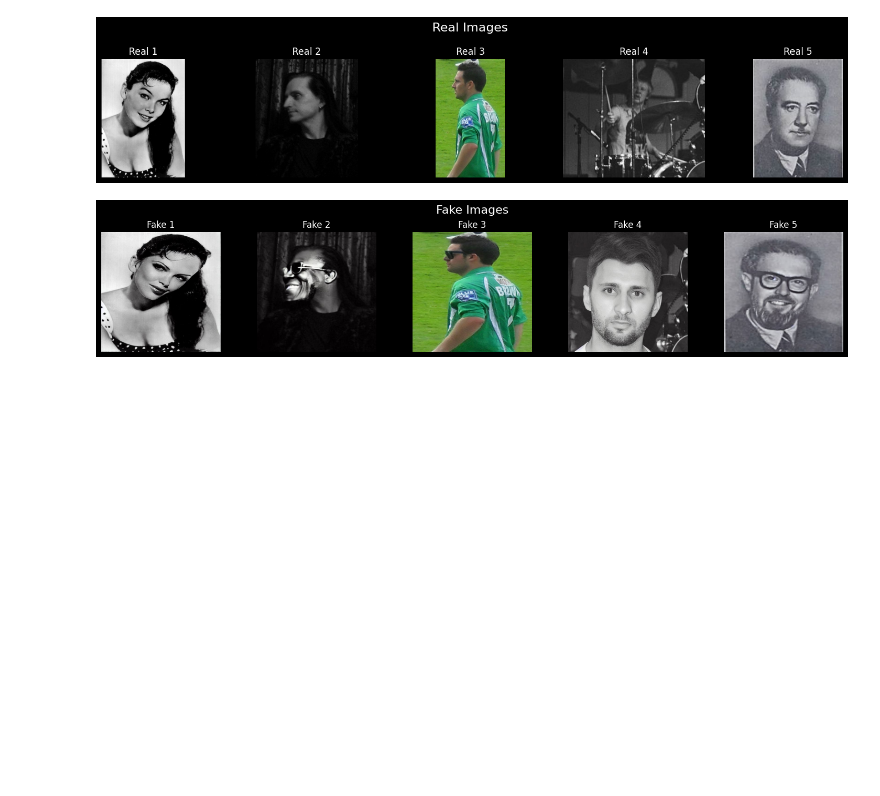
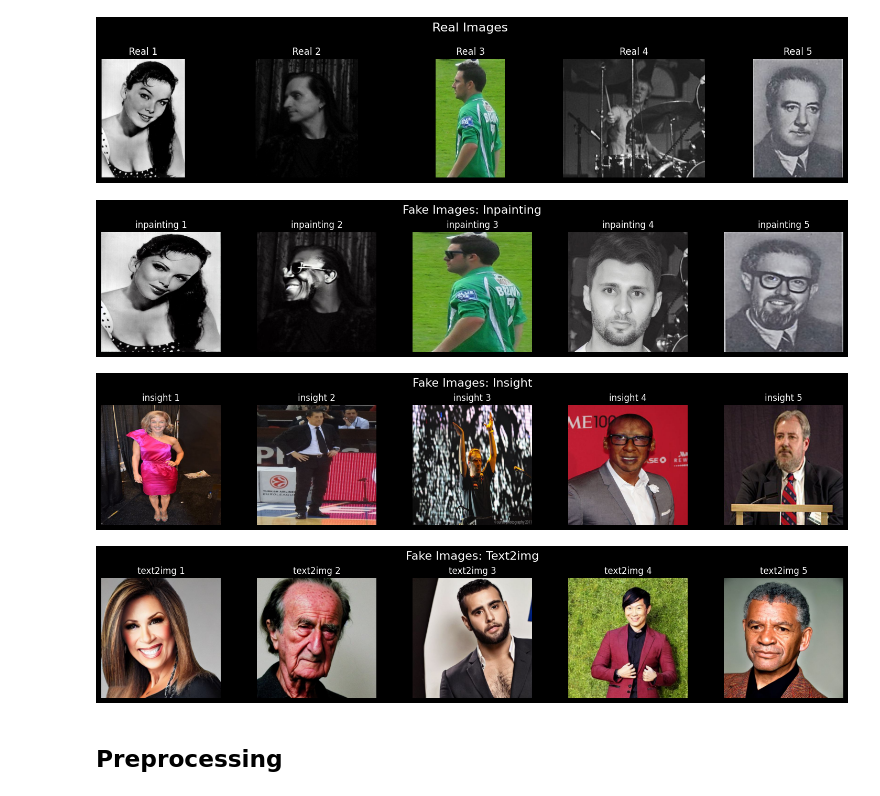
Before and after one commit to Proenca13/Deep_Learning_Project, a Jupyter notebook: project.ipynb, the cells around one changed output. Cells and saved outputs as stored; diff of their text form; code cells hidden in the pictures; blank space fills up the shorter version.

Commit message:
preprocessing pipeline

```diff
--- a/project.ipynb
+++ b/project.ipynb
@@ -15,12 +21,18 @@ import cv2
 real_images = glob("data/wiki/**/*.jpg", recursive=True)
 
 # Grab all the fake images from the other three folders
-fake_images = []
+fake_images_dict = {}
+total_fake_count = 0
 for folder in ["inpainting", "insight", "text2img"]:
-    fake_images += glob(f"data/{folder}/**/*.jpg", recursive=True)
+    paths = glob(f"data/{folder}/**/*.jpg", recursive=True)
+    fake_images_dict[folder] = paths
+    total_fake_count += len(paths)
 
 print(f"Total Real Images found: {len(real_images)}")
-print(f"Total Fake Images found: {len(fake_images)}")
+print(f"Total Fake Images found: {total_fake_count}")
+
+for folder, paths in fake_images_dict.items():
+    print(f"  - {folder}: {len(paths)}")
 # %% [output]
 Total Real Images found: 30000
 Total Fake Images found: 90000
@@ -43,20 +58,28 @@ plt.show()
 # %% [output]
 [figure]
 # %%
-first_5_fake = fake_images[:5]
+for folder_name, paths in fake_images_dict.items():
 
-fig, axes = plt.subplots(1, 5, figsize=(15, 3))
-fig.suptitle("Fake Images", fontsize=16)
+    first_5_category = paths[:5]
 
-for i, path in enumerate(first_5_fake):
-    img = cv2.imread(path)
-    img_rgb = cv2.cvtColor(img, cv2.COLOR_BGR2RGB)
+    fig, axes = plt.subplots(1, 5, figsize=(15, 3))
+    fig.suptitle(f"Fake Images: {folder_name.capitalize()}", fontsize=16)
 
-    axes[i].imshow(img_rgb)
-    axes[i].set_title(f"Fake {i+1}")
-    axes[i].axis('off')
+    for i, path in enumerate(first_5_category):
+        img = cv2.imread(path)
 
-plt.tight_layout()
-plt.show()
+        if img is not None:
+            img_rgb = cv2.cvtColor(img, cv2.COLOR_BGR2RGB)
+            axes[i].imshow(img_rgb)
+
+        axes[i].set_title(f"{folder_name} {i+1}")
+        axes[i].axis('off')
+
+    plt.tight_layout()
+    plt.show()
 # %% [output]
-[figure, old version]
+[figure, new version]
+[figure, added]
+[figure, added]
+# %% [markdown]
+## Preprocessing
```
Also changed, not shown: parts of 7 cells of this notebook.
